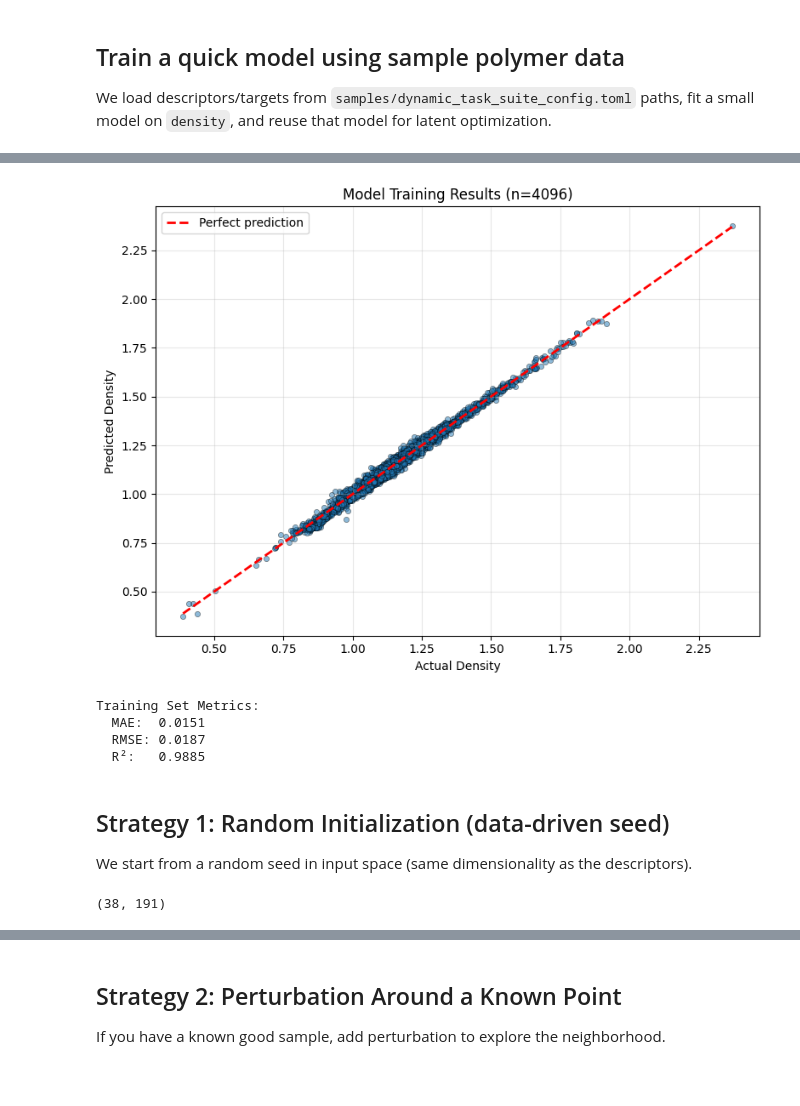
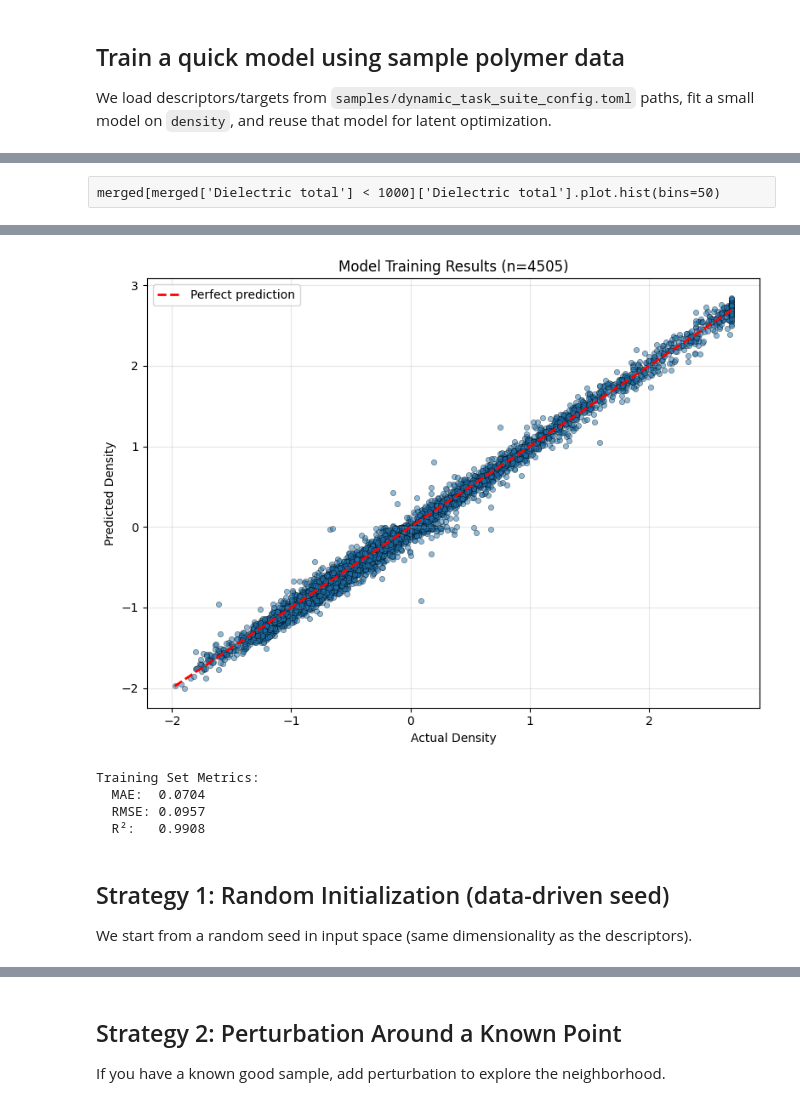
Before and after one commit to TsumiNa/foundation_model, a Jupyter notebook: notebooks/advanced_optimization_demo.ipynb, the cells around one changed output, grey strips where cells are left out. Cells and saved outputs as stored; diff of their text form; code cells hidden in the pictures; blank space fills up the shorter version.

```diff
--- a/notebooks/advanced_optimization_demo.ipynb
+++ b/notebooks/advanced_optimization_demo.ipynb
@@ -39,13 +52,20 @@ We load descriptors/targets from `samples/dynamic_task_suite_config.toml` paths,
+# %% [raw]
+merged[merged['Dielectric total'] < 1000]['Dielectric total'].plot.hist(bins=50)
 # %%
 from loguru import logger as fm_logger
 fm_logger.disable("foundation_model")
 
-descriptor_path = Path('../data/amorphous_polymer_FFDescriptor_20250730.parquet')
-target_path = Path('../data/amorphous_polymer_non_PI_properties_20250730.parquet')
-target_name = 'density'
+target_name = 'Dielectric total (normalized)'
+# target_name = 'Dielectric ionic (normalized)'
+# target_name = 'Dielectric electronic (normalized)'
 
-descriptors = pd.read_parquet(descriptor_path)
-properties = pd.read_parquet(target_path)[[target_name]]
+descriptor_path = Path('../data/qc_ac_te_mp_dos_kmd1d_desc_20250615.pd.parquet')
+target_path = Path('../data/qc_ac_te_mp_dos_reformat_20250615.pd.parquet')
+
+properties = pd.read_parquet(target_path)[[target_name, target_name[:-13], "composition"]]
+properties.composition = properties.composition.apply(lambda x: {k: v for k, v in x.items() if v is not None})
+properties = properties[properties[target_name[:-13]] < 1000]
+descriptors = pd.read_parquet(descriptor_path).loc[properties.index]
 
 # Merge and keep numeric descriptor columns
 merged = descriptors.join(properties).dropna(subset=[target_name])
@@ -53,7 +73,7 @@ descriptor_cols = [c for c in descriptors.columns if pd.api.types.is_numeric_dty
 X = torch.tensor(merged[descriptor_cols].values, dtype=torch.float32)
 y = torch.tensor(merged[target_name].values, dtype=torch.float32).unsqueeze(1)
 
-max_samples = 4096
+max_samples = 50000
 if len(X) > max_samples:
     X = X[:max_samples]
     y = y[:max_samples]
@@ -65,8 +85,8 @@ latent_dim = 128
 
 encoder_config = MLPEncoderConfig(hidden_dims=[input_dim, 256, latent_dim], norm=True)
 density_task = RegressionTaskConfig(
-    name='density',
-    data_column='density',
+    name=target_name,
+    data_column=target_name,
     dims=[latent_dim, 64, 32, 1],
     norm=True,
 )
@@ -88,13 +108,13 @@ loader = DataLoader(dataset, batch_size=256, shuffle=True)
 optim = torch.optim.Adam(model.parameters(), lr=5e-3)
 
 model.train()
-for epoch in range(200):
+for epoch in range(500):
     total = 0.0
     for batch_x, batch_y in loader:
         optim.zero_grad()
         # UPDATED: Use model's forward() which applies Tanh uniformly
         outputs = model(batch_x)
-        pred = outputs['density']
+        pred = outputs[target_name]
         recon = outputs['reconstruction']
         loss = F.mse_loss(pred, batch_y) + F.mse_loss(recon, batch_x)
         loss.backward()
@@ -110,7 +130,7 @@ print(f'Training complete. Samples used: {len(dataset)}, input_dim={input_dim}')
 
 # Scatter plot showing model predictions vs actual targets on training data
 with torch.no_grad():
-    preds = model(X)['density'].cpu().numpy()
+    preds = model(X)[target_name].cpu().numpy()
 targets = y.cpu().numpy()
 
 plt.figure(figsize=(8, 6))
@@ -141,13 +167,9 @@ Training complete. Samples used: 4096, input_dim=190
-[figure, old version]
+[figure, new version]
 Training Set Metrics:
-  MAE:  0.0151
-  RMSE: 0.0187
-  R²:   0.9885
+  MAE:  0.0704
+  RMSE: 0.0957
+  R²:   0.9908
 # %% [markdown]
 ## Strategy 1: Random Initialization (data-driven seed)
 
 We start from a random seed in input space (same dimensionality as the descriptors).
-# %%
-merged[merged.density > 2.0].shape
-# %% [output]
-(38, 191)
```
Also changed, not shown: parts of 12 cells of this notebook, 3 other files.
